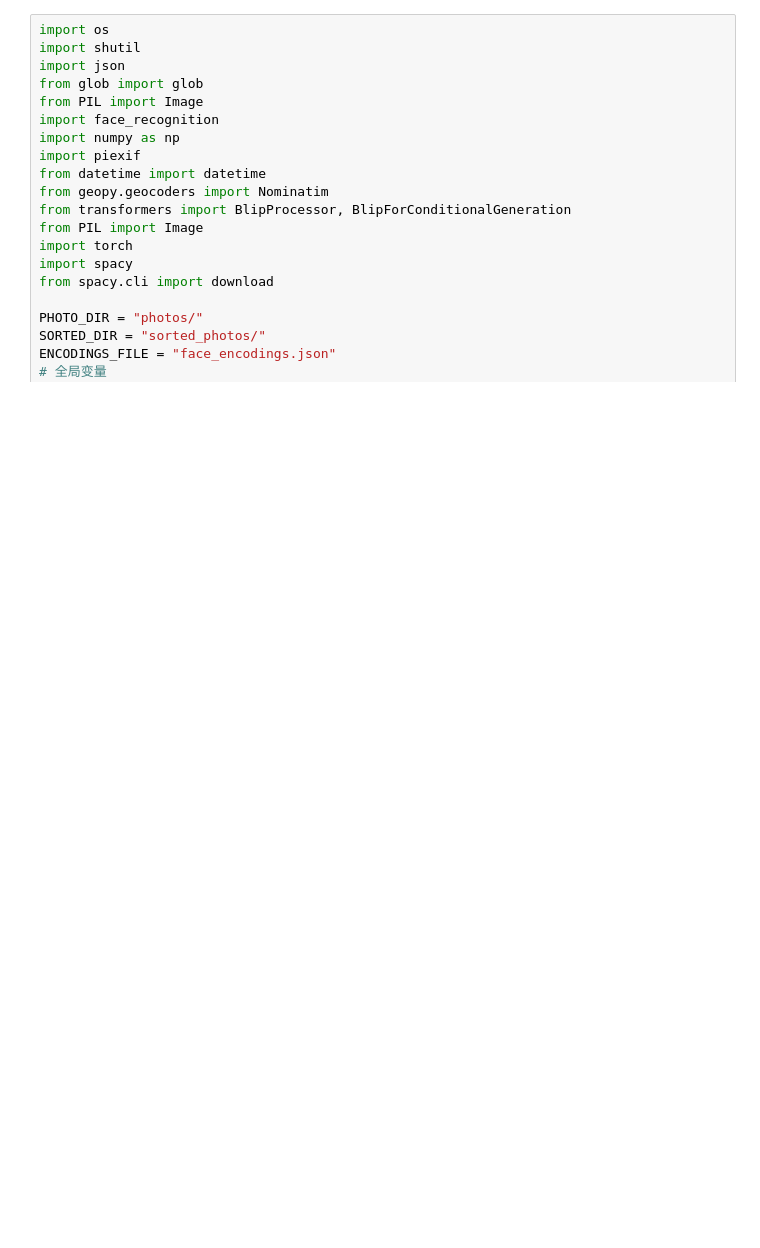
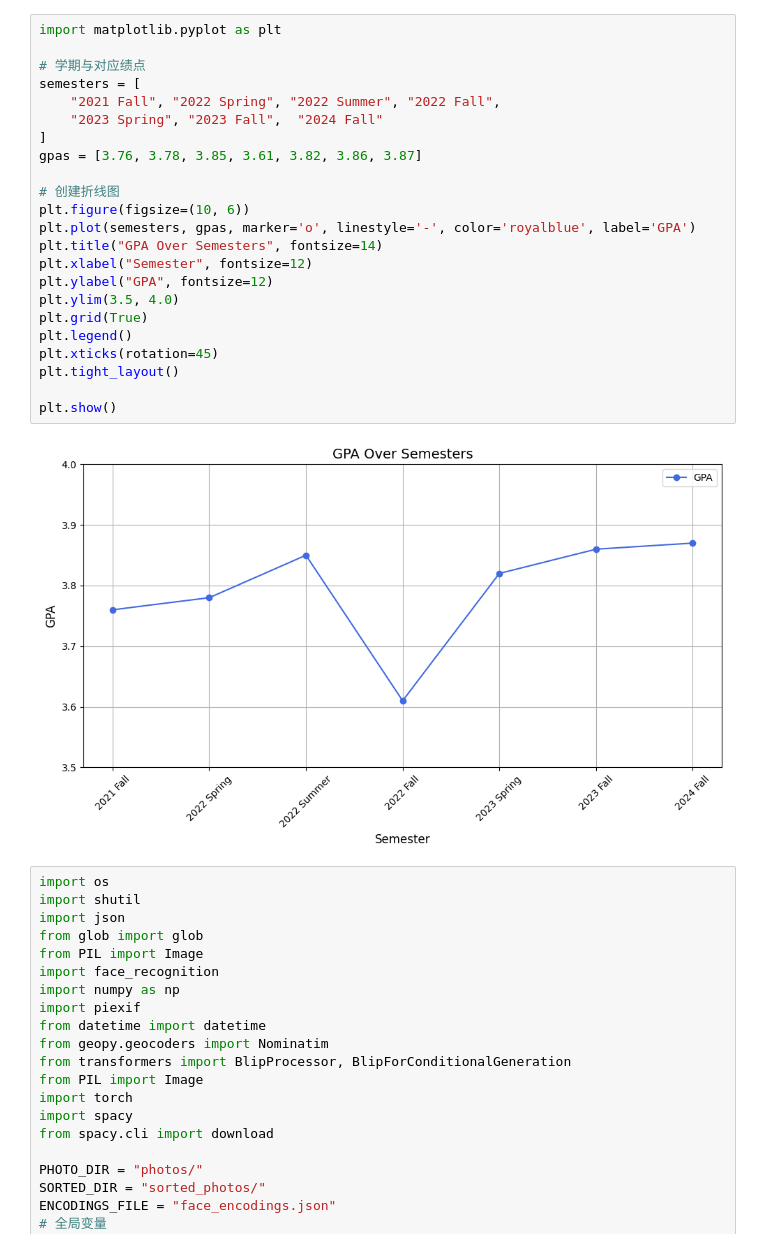
Before and after one commit to sustech-cs304/team-project-25spring-9, a Jupyter notebook: Process_Image/API.ipynb, the cells around one changed output. Saved outputs shown, nothing was run; the diff lists cells and outputs as text; blank space fills up the shorter version.

```diff
--- a/Process_Image/API.ipynb
+++ b/Process_Image/API.ipynb
@@ -1,3 +1,28 @@
+# %%
+import matplotlib.pyplot as plt
+
+# 学期与对应绩点
+semesters = [
+    "2021 Fall", "2022 Spring", "2022 Summer", "2022 Fall",
+    "2023 Spring", "2023 Fall",  "2024 Fall"
+]
+gpas = [3.76, 3.78, 3.85, 3.61, 3.82, 3.86, 3.87]
+
+# 创建折线图
+plt.figure(figsize=(10, 6))
+plt.plot(semesters, gpas, marker='o', linestyle='-', color='royalblue', label='GPA')
+plt.title("GPA Over Semesters", fontsize=14)
+plt.xlabel("Semester", fontsize=12)
+plt.ylabel("GPA", fontsize=12)
+plt.ylim(3.5, 4.0)
+plt.grid(True)
+plt.legend()
+plt.xticks(rotation=45)
+plt.tight_layout()
+
+plt.show()
+# %% [output]
+[figure, added]
 # %%
 import os
 import shutil
```
Also changed, not shown: parts of 1 cell of this notebook, 27 other files.
